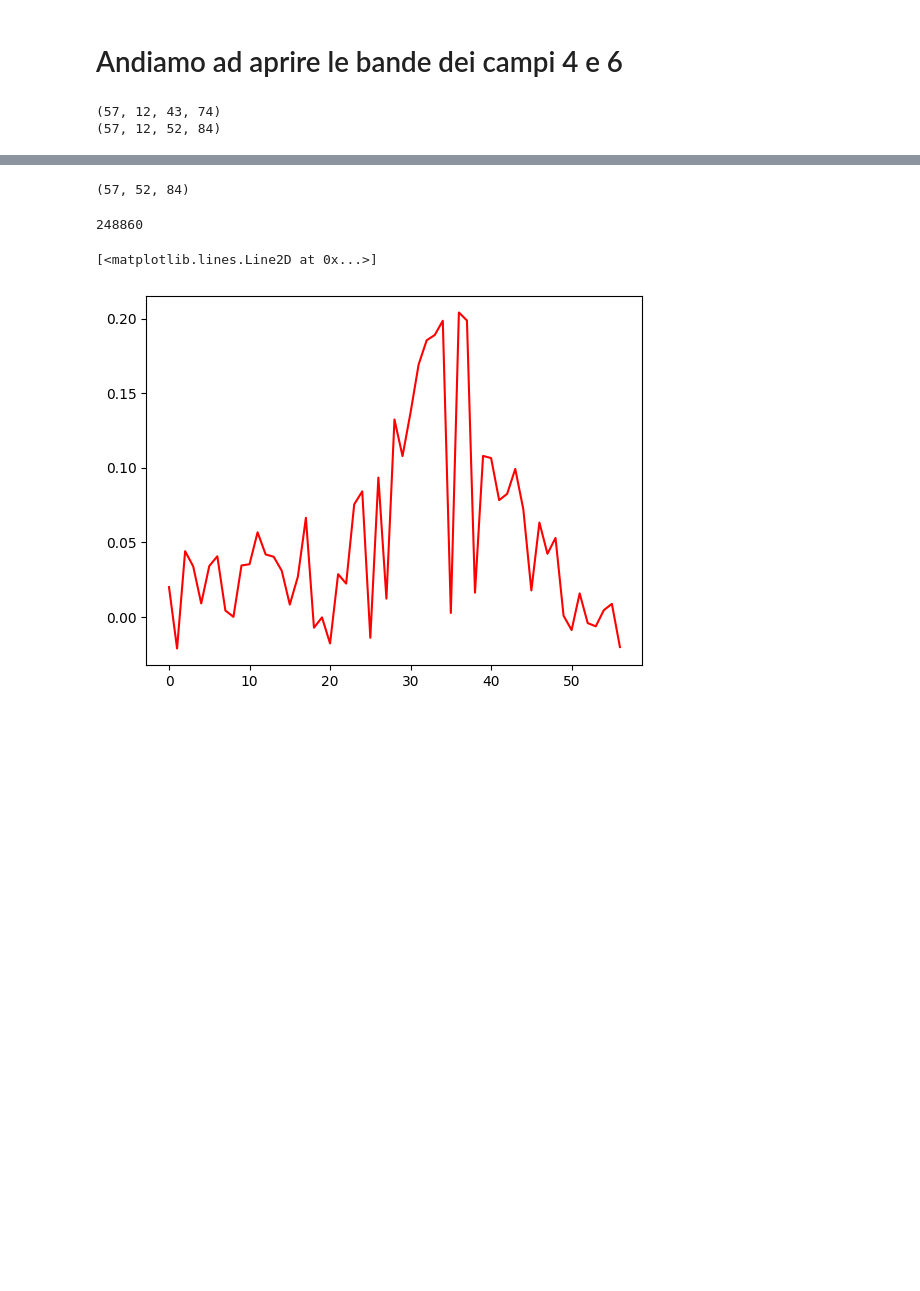
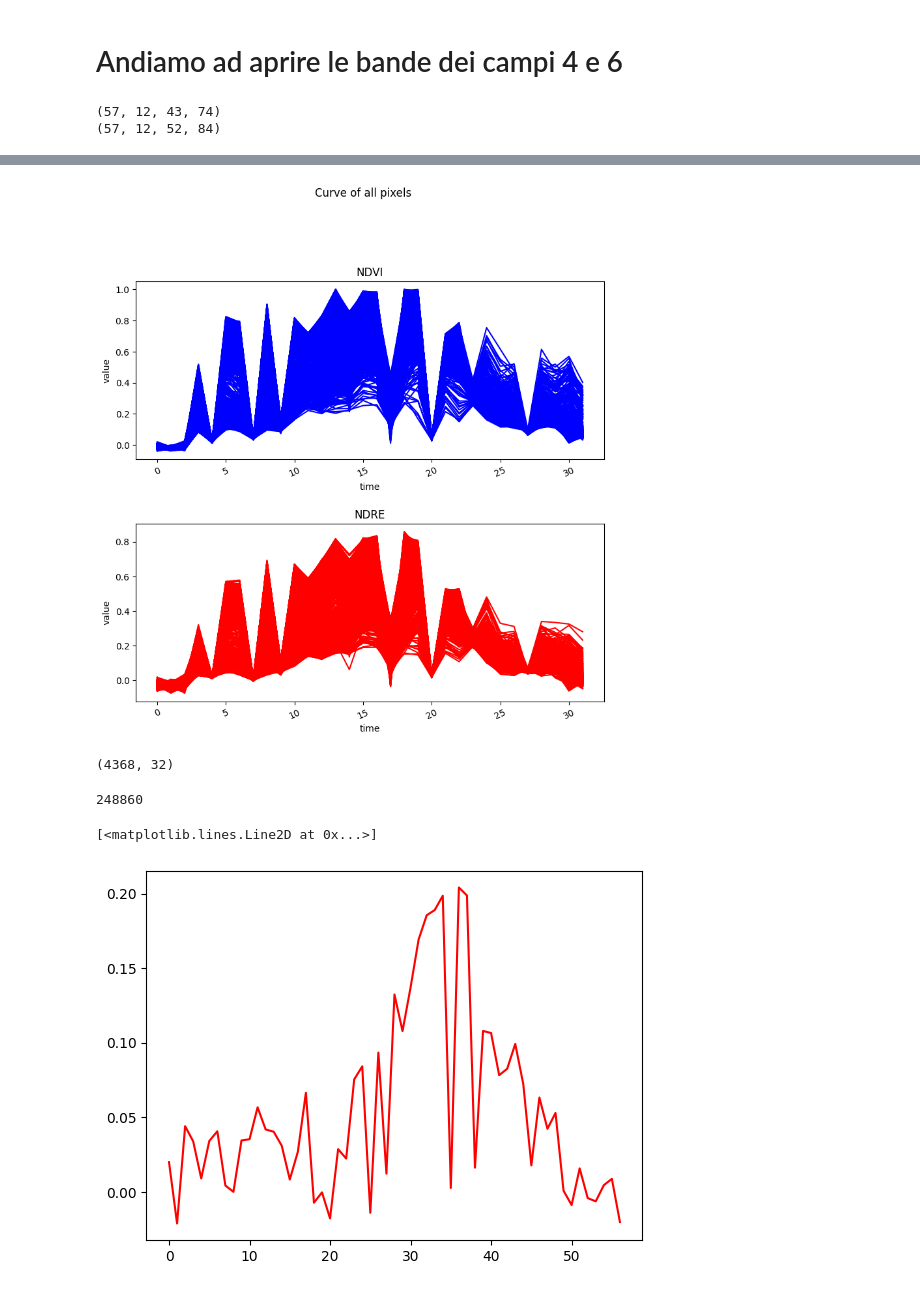
Before and after one commit to Simone-Scalella/BigDataProject, a Jupyter notebook: campi_4_6.ipynb, the cells around one changed output, grey strips where cells are left out. Cells and saved outputs as stored; diff of their text form; code cells hidden in the pictures; blank space fills up the shorter version.

```diff
--- a/campi_4_6.ipynb
+++ b/campi_4_6.ipynb
@@ -42,8 +77,47 @@ for a in range(Allpixelndvi6.shape[1]):
+# %%
+'''validePixelNDVI6 = np.zeros([57,52,84])
+#validePixelNDRE = []
+for a in range(Allpixelndvi6.shape[1]):
+    for b in range(Allpixelndvi6.shape[2]):
+        if(not np.isnan(np.sum(Allpixelndvi6[:,a,b]))):
+            validePixelNDVI6[:,a,b] = Allpixelndvi6[:,a,b]'''
+
+fig, axs = plt.subplots(nrows=2, ncols=1, figsize=(9, 9))
+fig.suptitle('Curve of all pixels')
+fig.tight_layout(pad=5.0)
+plt.sca(axs[0])
+plt.title('NDVI')
+plt.xticks(rotation=25) # Needed for rotating the date labels
+validePixelNDVI_6 = []
+validePixelNDRE_6 = []
+for a in range(NDVI_cut_6.shape[1]):
+    for b in range(NDVI_cut_6.shape[2]):
+        if(np.sum(NDVI_cut_6[:,a,b] != 0)):
+            validePixelNDVI_6.append(NDVI_cut_6[:,a,b])
+            validePixelNDRE_6.append(NDRE_cut_6[:,a,b])
+        #axs.plot(date,NDVI[:,a,b],color='blue')
+
+for a in range(len(validePixelNDVI_6)):
+    axs[0].plot(range(32),validePixelNDVI_6[a],color='blue')
+    axs[0].set_xlabel("time")
+    axs[0].set_ylabel("value")
+
+for a in range(len(validePixelNDRE_6)):
+    axs[1].plot(range(32),validePixelNDRE_6[a],color='red')
+    axs[1].set_xlabel("time")
+    axs[1].set_ylabel("value")
+
+plt.sca(axs[1])
+plt.title('NDRE')
+plt.xticks(rotation=25)
+plt.show()
+# %% [output]
+[figure, added]
 # %%
 #print(validePixelNDVI4)
-print(validePixelNDVI6.shape)
+print(np.array(validePixelNDVI_6).shape)
 # %% [output]
-(57, 52, 84)
+(4368, 32)
 # %%
 print(np.count_nonzero(Allpixelndvi6))
 plt.plot(Allpixelndvi6[:,30,30], color="red")
```
Also changed, not shown: parts of 9 cells of this notebook.
